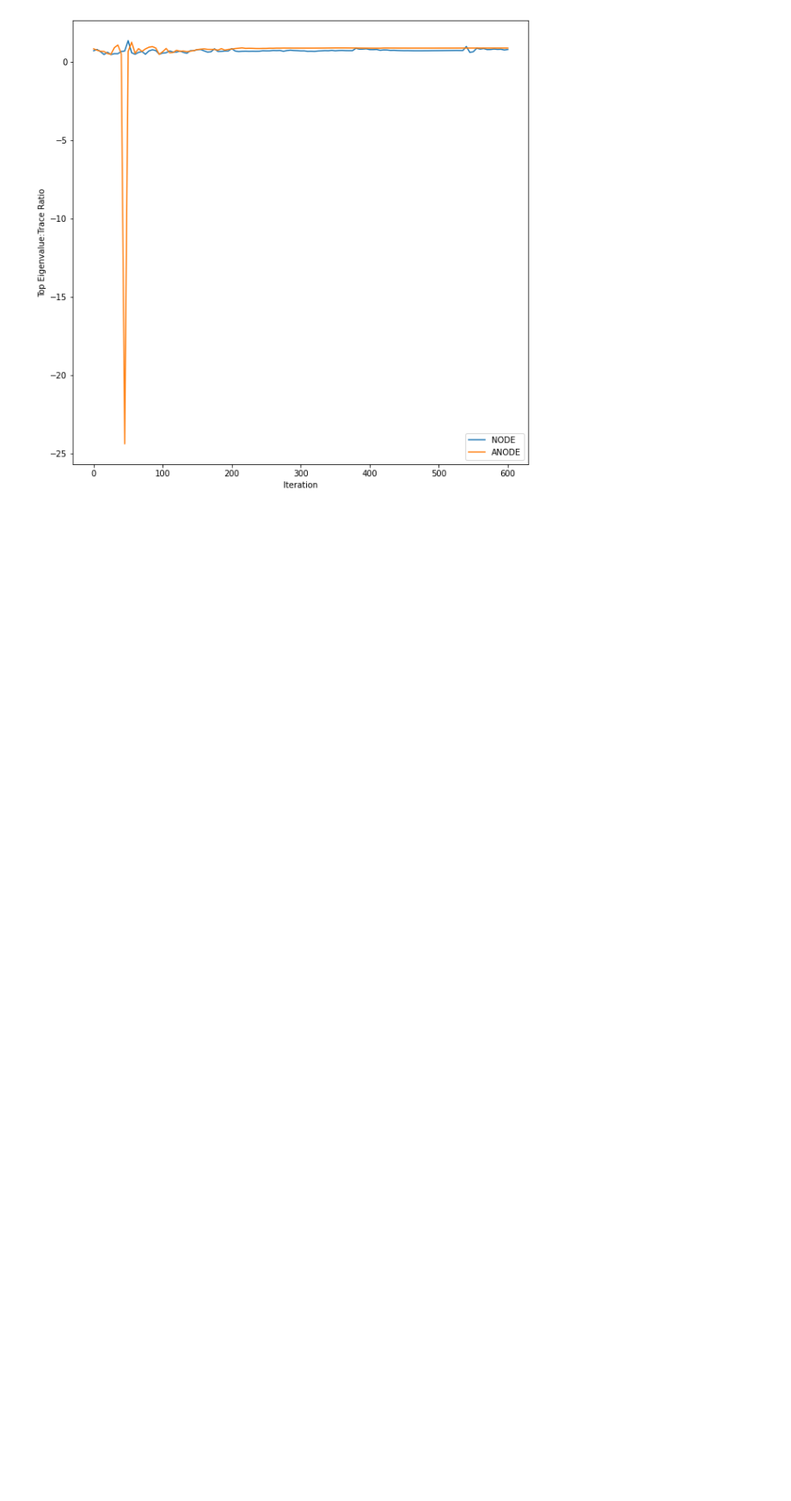
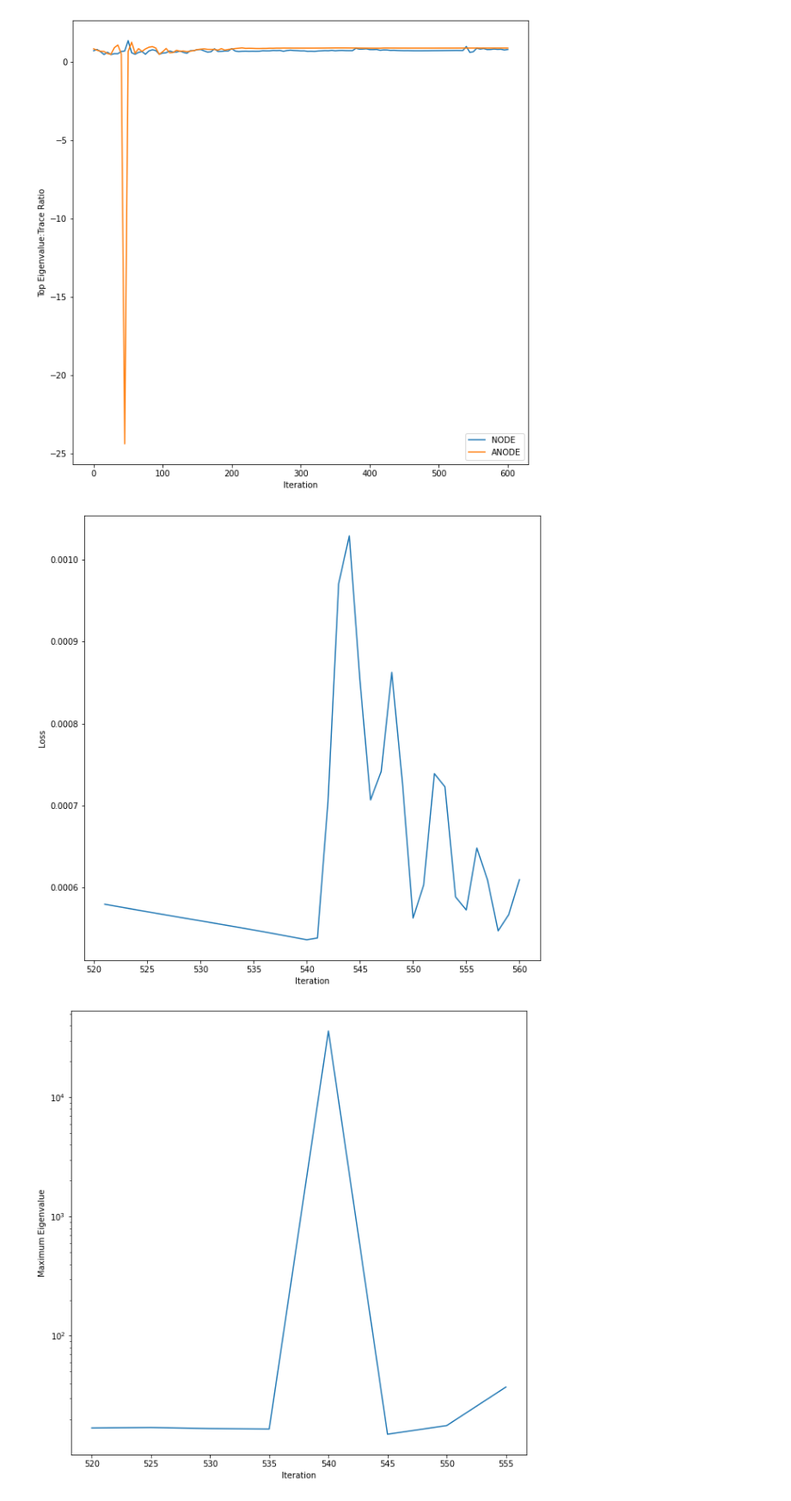
Before and after one commit to Lawrencium256/NODE_Hessian, a Jupyter notebook: nested_spheres/cross_entropy/nested_spheres_hessian_analysis_cross.ipynb, the cells around one changed output. Shown: that part at 86% size. Drawn from its saved outputs; the diff is of its cells as text; code cells hidden in the pictures; blank space fills up the shorter version.

```diff
--- a/nested_spheres/cross_entropy/nested_spheres_hessian_analysis_cross.ipynb
+++ b/nested_spheres/cross_entropy/nested_spheres_hessian_analysis_cross.ipynb
@@ -270,3 +250,46 @@ plt.show()
 [figure]
 [figure]
 [figure]
+# %%
+#Produce loss curves over a smaller range of iterations, to allow deatiled examination.
+save = True
+
+loss_data = np.load('/content/drive/MyDrive/colab_notebooks/NODE_Hessian/nested_spheres/cross_entropy/' + exp_name +'/'
+                    + node_type +'/loss_arr.npy')
+
+iters_data = np.load('/content/drive/MyDrive/colab_notebooks/NODE_Hessian/nested_spheres/cross_entropy/' + exp_name +'/'
+                     + node_type +'/itr_arr.npy')
+
+iter_min = 520
+iter_max = 560
+
+plt.figure(figsize=[10,10])
+plt.plot(iters_data[iter_min:iter_max], loss_data[iter_min:iter_max])
+plt.xlabel('Iteration')
+plt.ylabel('Loss')
+if save:
+  plt.savefig('/content/drive/MyDrive/colab_notebooks/NODE_Hessian/nested_spheres/cross_entropy/experiment_0/node'
+            + '/detailed_loss_curve_2.pdf')
+plt.show()
+
+iters = np.arange(iter_min, iter_max, 5)
+
+eigenvalues = []
+for i in iters:
+  for item in library_hessian_data:
+    if item[0] == i:
+      e, v = torch.symeig(item[2])
+      eigenvalues.append(e[-1].item())
+
+plt.figure(figsize=[10,10])
+plt.plot(iters, eigenvalues)
+plt.yscale('log')
+plt.xlabel('Iteration')
+plt.ylabel('Maximum Eigenvalue')
+if save:
+  plt.savefig('/content/drive/MyDrive/colab_notebooks/NODE_Hessian/nested_spheres/cross_entropy/experiment_0/node'
+            + '/eigenvalue_density_plots/detalied_maximum_eigenvalues_2.pdf')
+plt.show()
+# %% [output]
+[figure, added]
+[figure, added]
```
Also changed, not shown: parts of 4 cells of this notebook, 9 other files.
